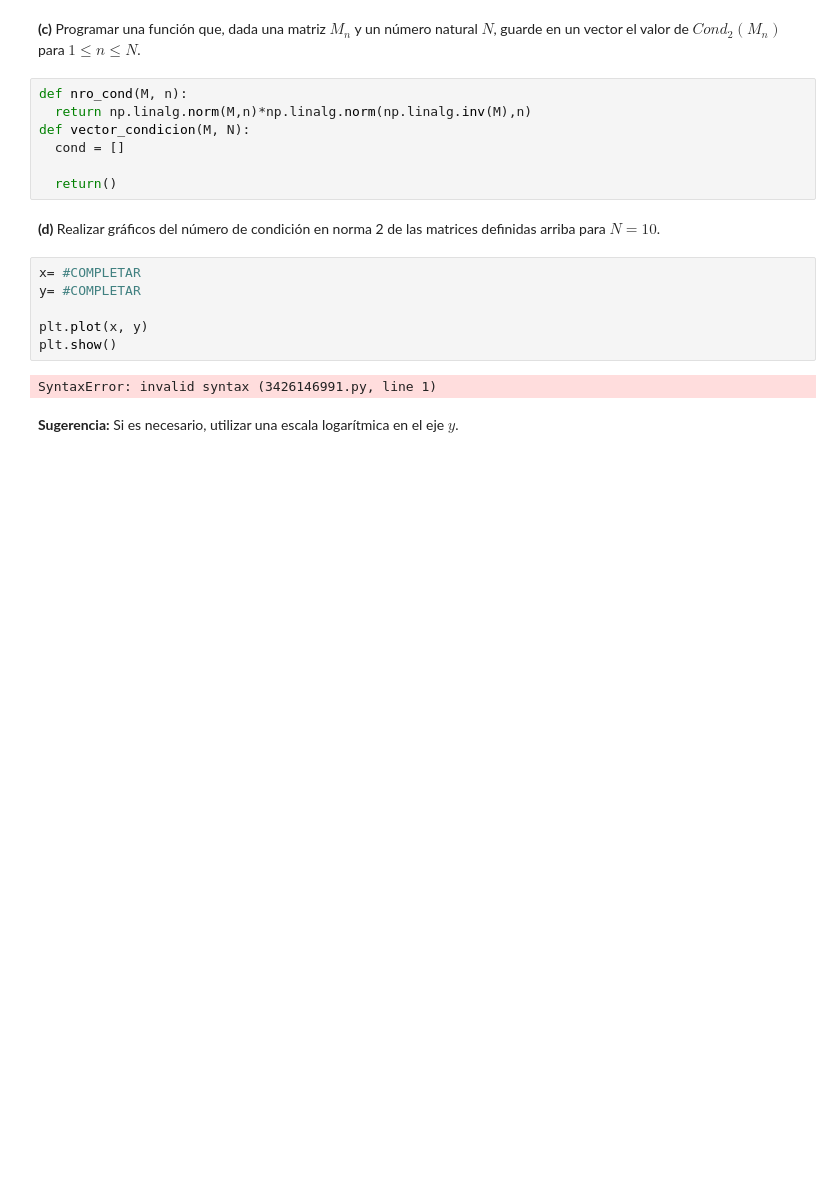
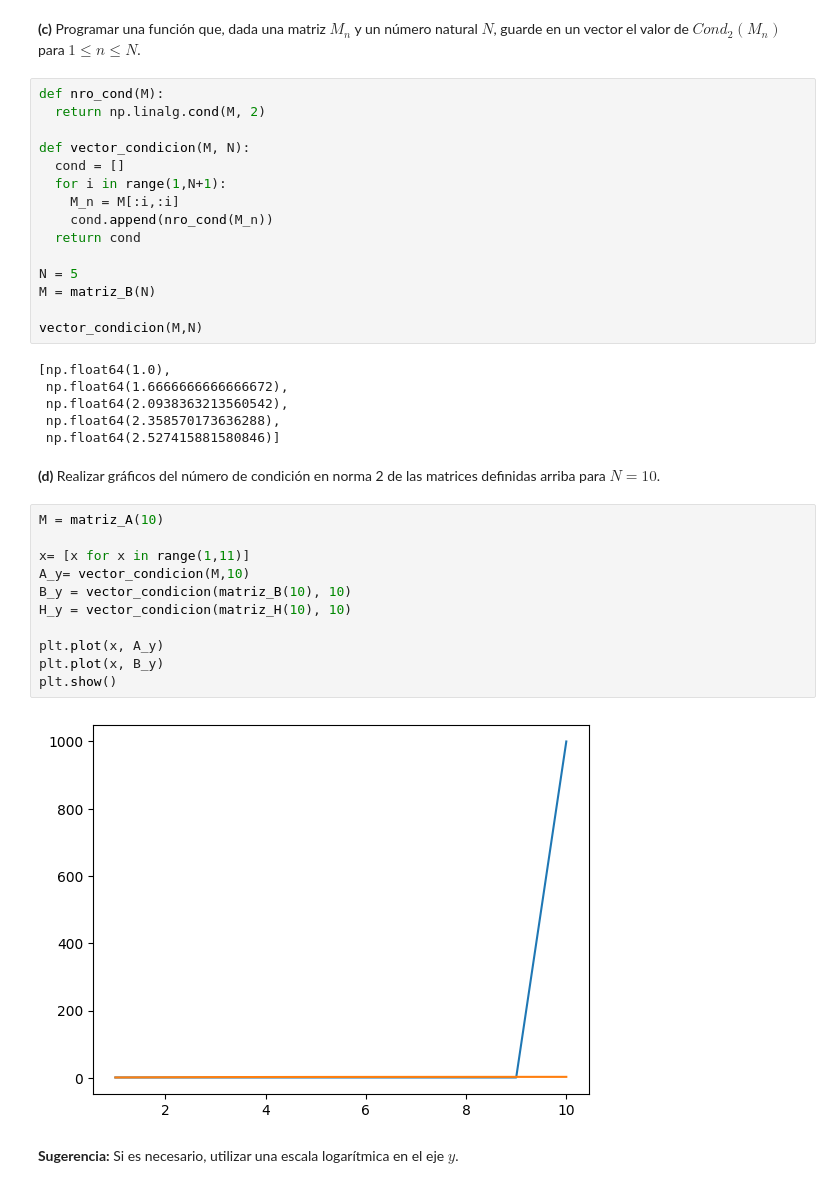
Before and after one commit to agusruss0/ALC-2C-2024, a Jupyter notebook: Laboratorio/clase 3/labo04_nro_de_condicion.ipynb, the cells around one changed output. Cells and saved outputs as stored; diff of their text form; blank space fills up the shorter version.

```diff
--- a/Laboratorio/clase 3/labo04_nro_de_condicion.ipynb
+++ b/Laboratorio/clase 3/labo04_nro_de_condicion.ipynb
@@ -157,23 +157,42 @@ plt.legend()
 [figure]
 # %% [markdown]
 **(c)** Programar una función que, dada una matriz $M_n$ y un número natural $N$, guarde en un vector el valor de $Cond_2(M_n)$ para $1\leq n \leq N$.
-# %%
-def nro_cond(M, n):
-  return np.linalg.norm(M,n)*np.linalg.norm(np.linalg.inv(M),n)
-def vector_condicion(M, N):
-  cond = []
-
-  return()
+# %%
+def nro_cond(M):
+  return np.linalg.cond(M, 2)
+
+def vector_condicion(M, N):
+  cond = []
+  for i in range(1,N+1):
+    M_n = M[:i,:i]
+    cond.append(nro_cond(M_n))
+  return cond
+
+N = 5
+M = matriz_B(N)
+
+vector_condicion(M,N)
+# %% [output]
+[np.float64(1.0),
+ np.float64(1.6666666666666672),
+ np.float64(2.0938363213560542),
+ np.float64(2.358570173636288),
+ np.float64(2.527415881580846)]
 # %% [markdown]
 **(d)** Realizar gráficos del número de condición en norma 2 de las matrices definidas arriba para $N=10$.
-# %%
-x= #COMPLETAR
-y= #COMPLETAR
-
-plt.plot(x, y)
-plt.show()
-# %% [output]
-SyntaxError: invalid syntax (3426146991.py, line 1)
+# %%
+M = matriz_A(10)
+
+x= [x for x in range(1,11)]
+A_y= vector_condicion(M,10)
+B_y = vector_condicion(matriz_B(10), 10)
+H_y = vector_condicion(matriz_H(10), 10)
+
+plt.plot(x, A_y)
+plt.plot(x, B_y)
+plt.show()
+# %% [output]
+[figure, added]
 # %% [markdown]
 **Sugerencia:** Si es necesario, utilizar una escala logarítmica en el eje $y$.
 # %% [markdown]
```
Also changed, not shown: parts of 1 cell of this notebook.
